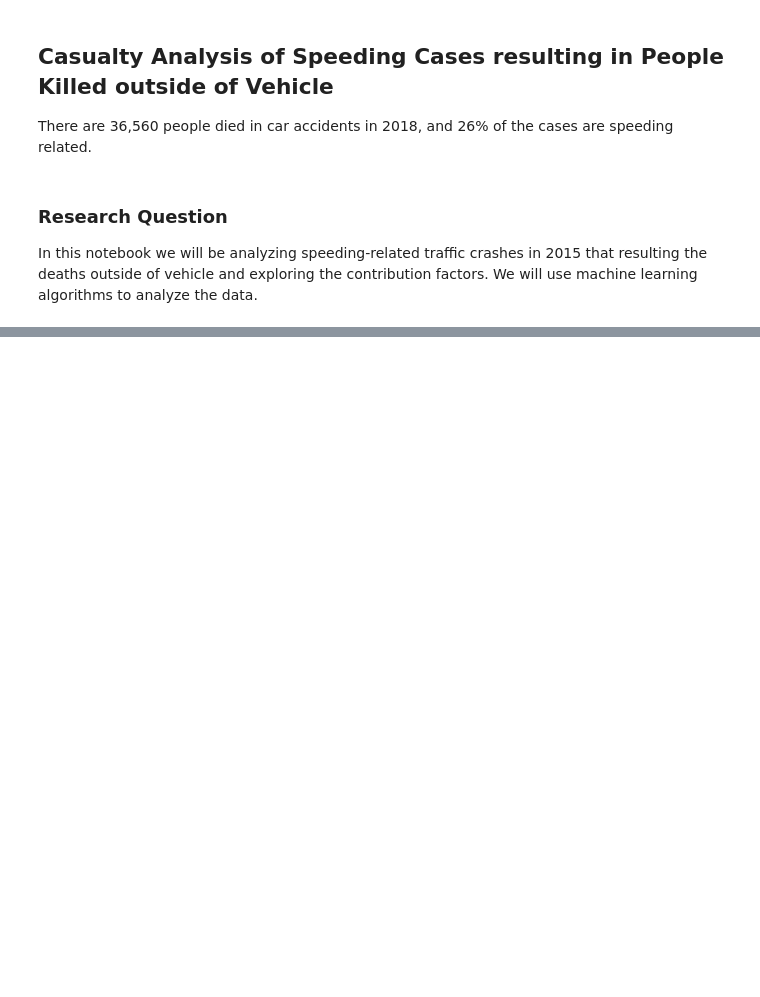
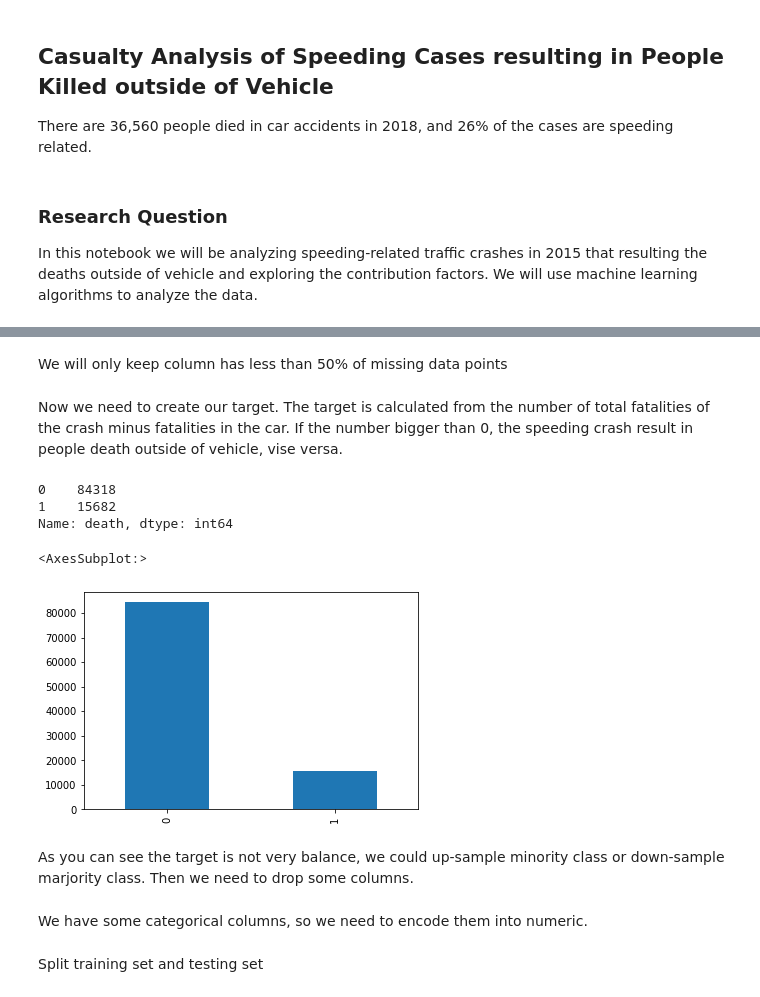
Before and after one commit to ruqianq/NHTSA_FARS_Data_Analysis, a Jupyter notebook: NHTSA_FARS_2015.ipynb, the cells around one changed output, grey strips where cells are left out. Saved outputs shown, nothing was run; the diff lists cells and outputs as text; code cells hidden in the pictures; blank space fills up the shorter version.

Commit message:
add more data and train the model

```diff
--- a/NHTSA_FARS_2015.ipynb
+++ b/NHTSA_FARS_2015.ipynb
@@ -43,0 +51,8 @@ I wrote is simple [script](bq.py) to convert the data from Google Big Query to D
+# %%
+import bq
+
+query = """
+SELECT * FROM `nhtsa-daisy.fars_2015.fars_apv_2015_ped`
+"""
+df = bq.to_df(query)
+df.info
@@ -43,0 +77,19 @@ I wrote is simple [script](bq.py) to convert the data from Google Big Query to D
+# %% [markdown]
+We will only keep column has less than 50% of missing data points
+# %%
+df_cln = df[df.columns[df.isnull().mean() < 0.5]]
+# %% [markdown]
+Now we need to create our target. The target is calculated from the number of total fatalities of the crash minus fatalities in the car. If the number bigger than 0, the speeding crash result in people death outside of vehicle, vise versa.
+# %%
+df_cln['death'] = df_cln.apply(lambda row: 1 if (row.number_of_fatalities - row.fatalities_in_vehicle > 0) else 0, axis=1)
+print(df_cln['death'].value_counts())
+df_cln['death'].value_counts().plot(kind='bar')
+# %% [output]
+0    84318
+1    15682
+Name: death, dtype: int64
+<AxesSubplot:>
+[figure, added]
+# %% [markdown]
+As you can see the target is not very balance, we could up-sample minority class or down-sample marjority class.
+Then we need to drop some columns.
@@ -43,0 +98,2 @@ I wrote is simple [script](bq.py) to convert the data from Google Big Query to D
+# %% [markdown]
+We have some categorical columns, so we need to encode them into numeric.
@@ -43,0 +142,2 @@ I wrote is simple [script](bq.py) to convert the data from Google Big Query to D
+# %% [markdown]
+Split training set and testing set
```
Also changed, not shown: parts of 9 cells of this notebook.
